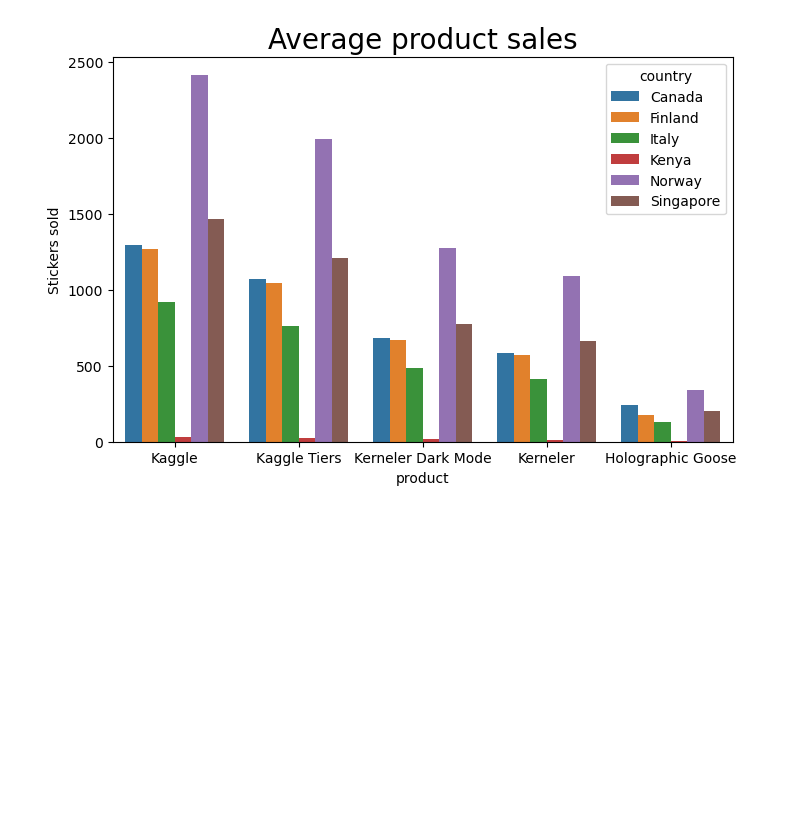
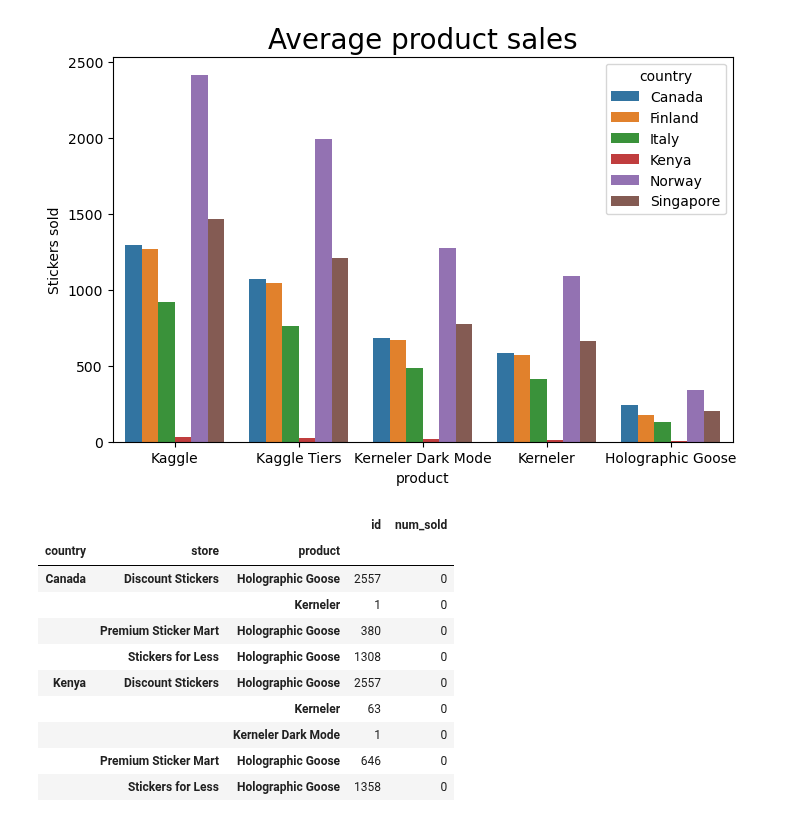
Before and after one commit to kamau96/Data_Science_Android_Web_Development, a Jupyter notebook: Data_Science_Development/Python_Programming/Stickers/stickers_model.ipynb, the cells around one changed output. Saved outputs shown, nothing was run; the diff lists cells and outputs as text; code cells hidden in the pictures; blank space fills up the shorter version.

```diff
--- a/Data_Science_Development/Python_Programming/Stickers/stickers_model.ipynb
+++ b/Data_Science_Development/Python_Programming/Stickers/stickers_model.ipynb
@@ -85,3 +85,17 @@ ax.set_title("Average product sales", size=20)
 plt.show()
 # %% [output]
 [figure]
+# %%
+train[(pd.isnull(train["num_sold"]))].groupby(["country", "store", "product"]).count()
+# %% [output]
+|  |  |  | id | num_sold |
+| country | store | product |  |  |
+| Canada | Discount Stickers | Holographic Goose | 2557 | 0 |
+|  |  | Kerneler | 1 | 0 |
+|  | Premium Sticker Mart | Holographic Goose | 380 | 0 |
+|  | Stickers for Less | Holographic Goose | 1308 | 0 |
+| Kenya | Discount Stickers | Holographic Goose | 2557 | 0 |
+|  |  | Kerneler | 63 | 0 |
+|  |  | Kerneler Dark Mode | 1 | 0 |
+|  | Premium Sticker Mart | Holographic Goose | 646 | 0 |
+|  | Stickers for Less | Holographic Goose | 1358 | 0 |
```
Also changed, not shown: parts of 4 cells of this notebook.
